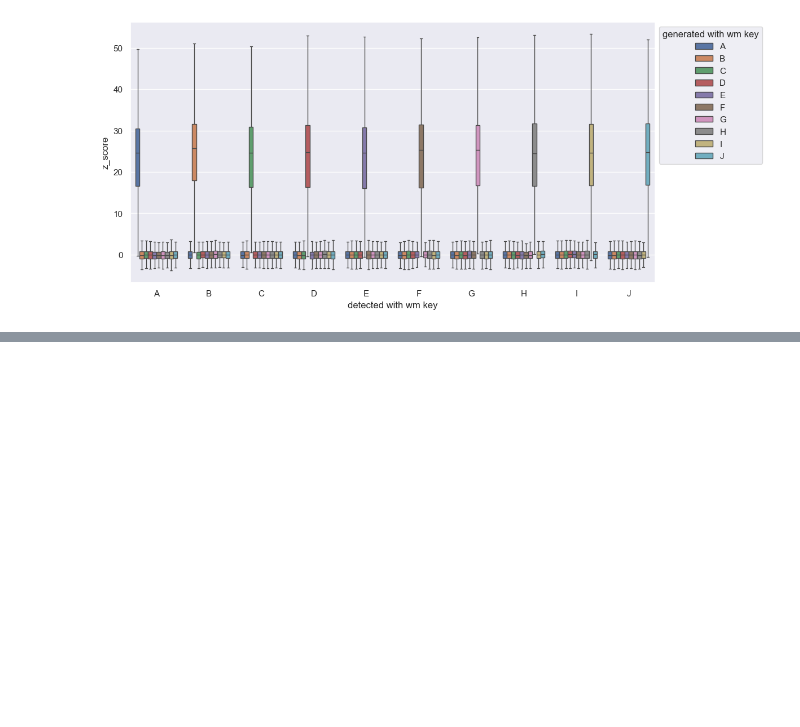
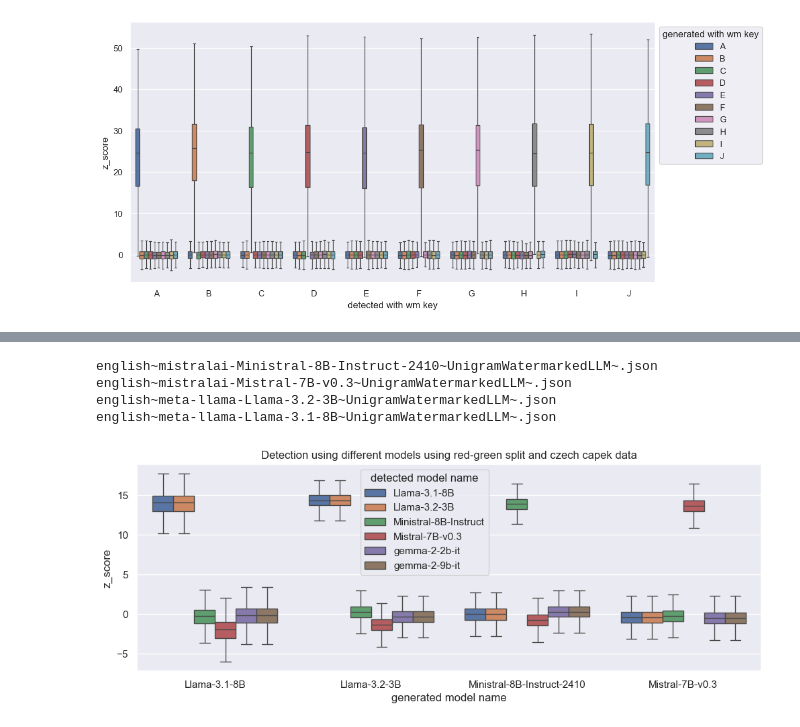
Before and after one commit to AntoninJarolim/llm-watermarking, a Jupyter notebook: notebooks/different_keys_detection.ipynb, the cells around one changed output, grey strips where cells are left out. Saved outputs shown, nothing was run; the diff lists cells and outputs as text; code cells hidden in the pictures; blank space fills up the shorter version.

```diff
--- a/notebooks/different_keys_detection.ipynb
+++ b/notebooks/different_keys_detection.ipynb
@@ -157,0 +238,11 @@ english~meta-llama-Llama-3.1-8B~GumbelNGramWatermarkedLLM~repeat_4~tau_0.3.json
+# %%
+plot_boxplot(
+    get_df("different_models_detected", "Unigram"),
+    title="Detection using different models using red-green split and czech capek data"
+)
+# %% [output]
+english~mistralai-Ministral-8B-Instruct-2410~UnigramWatermarkedLLM~.json
+english~mistralai-Mistral-7B-v0.3~UnigramWatermarkedLLM~.json
+english~meta-llama-Llama-3.2-3B~UnigramWatermarkedLLM~.json
+english~meta-llama-Llama-3.1-8B~UnigramWatermarkedLLM~.json
+[figure, added]
```
Also changed, not shown: parts of 18 cells of this notebook, 3 other files.
